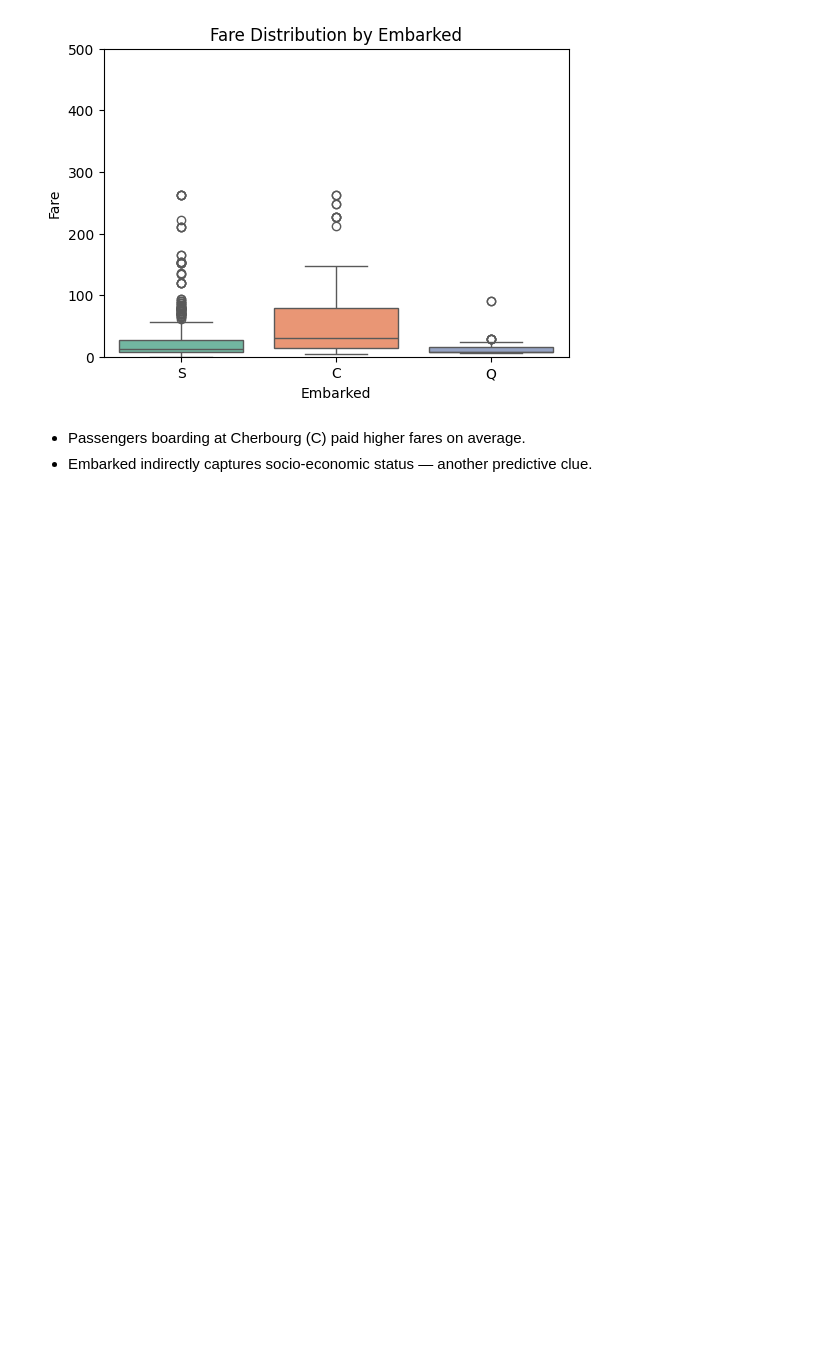
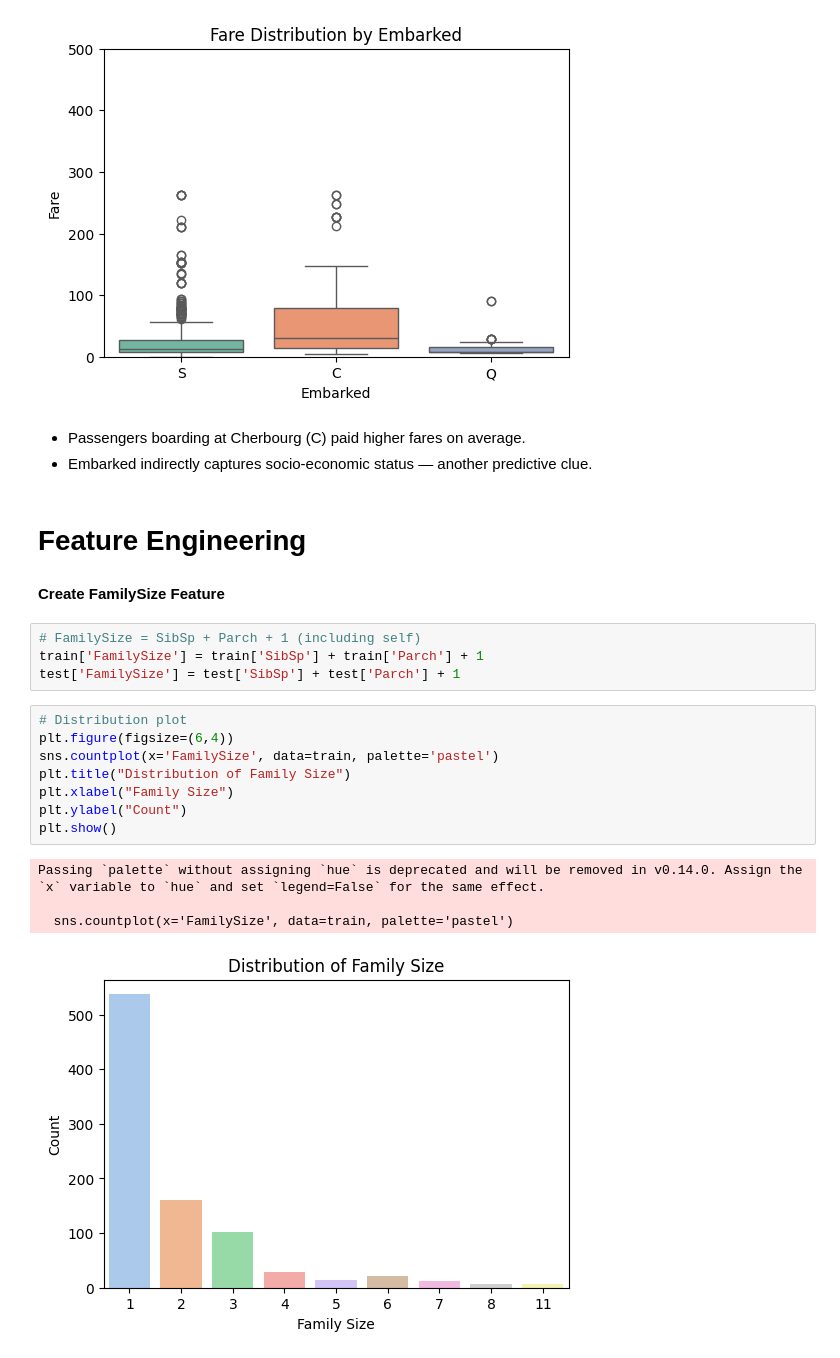
Before and after one commit to Aman-sys-ui/EDA, a Jupyter notebook: Titanic/EDA_Titanic.ipynb, the cells around one changed output. Saved outputs shown, nothing was run; the diff lists cells and outputs as text; blank space fills up the shorter version.

```diff
--- a/Titanic/EDA_Titanic.ipynb
+++ b/Titanic/EDA_Titanic.ipynb
@@ -897,3 +882,24 @@ Passing `palette` without assigning `hue` is deprecated and will be removed in v
 # %% [markdown]
 - Passengers boarding at Cherbourg (C) paid higher fares on average.
 - Embarked indirectly captures socio-economic status — another predictive clue.
+# %% [markdown]
+# Feature Engineering
+# %% [markdown]
+**Create FamilySize Feature**
+# %%
+# FamilySize = SibSp + Parch + 1 (including self)
+train['FamilySize'] = train['SibSp'] + train['Parch'] + 1
+test['FamilySize'] = test['SibSp'] + test['Parch'] + 1
+# %%
+# Distribution plot
+plt.figure(figsize=(6,4))
+sns.countplot(x='FamilySize', data=train, palette='pastel')
+plt.title("Distribution of Family Size")
+plt.xlabel("Family Size")
+plt.ylabel("Count")
+plt.show()
+# %% [output]
+Passing `palette` without assigning `hue` is deprecated and will be removed in v0.14.0. Assign the `x` variable to `hue` and set `legend=False` for the same effect.
+
+  sns.countplot(x='FamilySize', data=train, palette='pastel')
+[figure, added]
```
Also changed, not shown: parts of 24 cells of this notebook.
